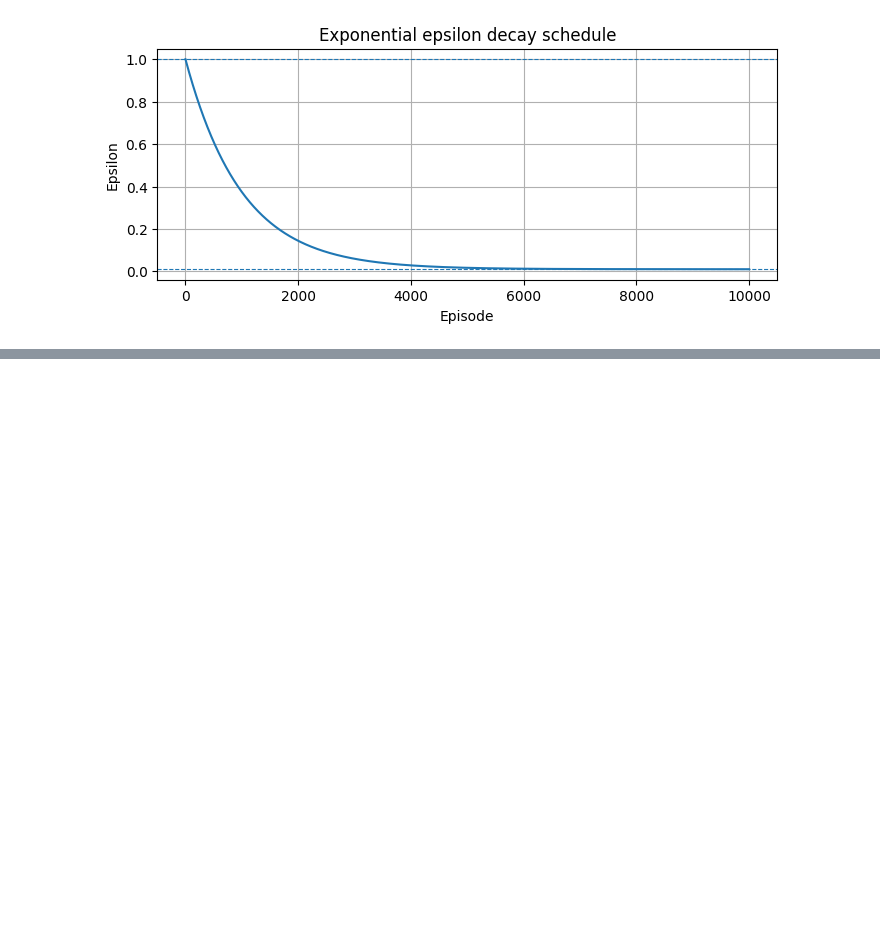
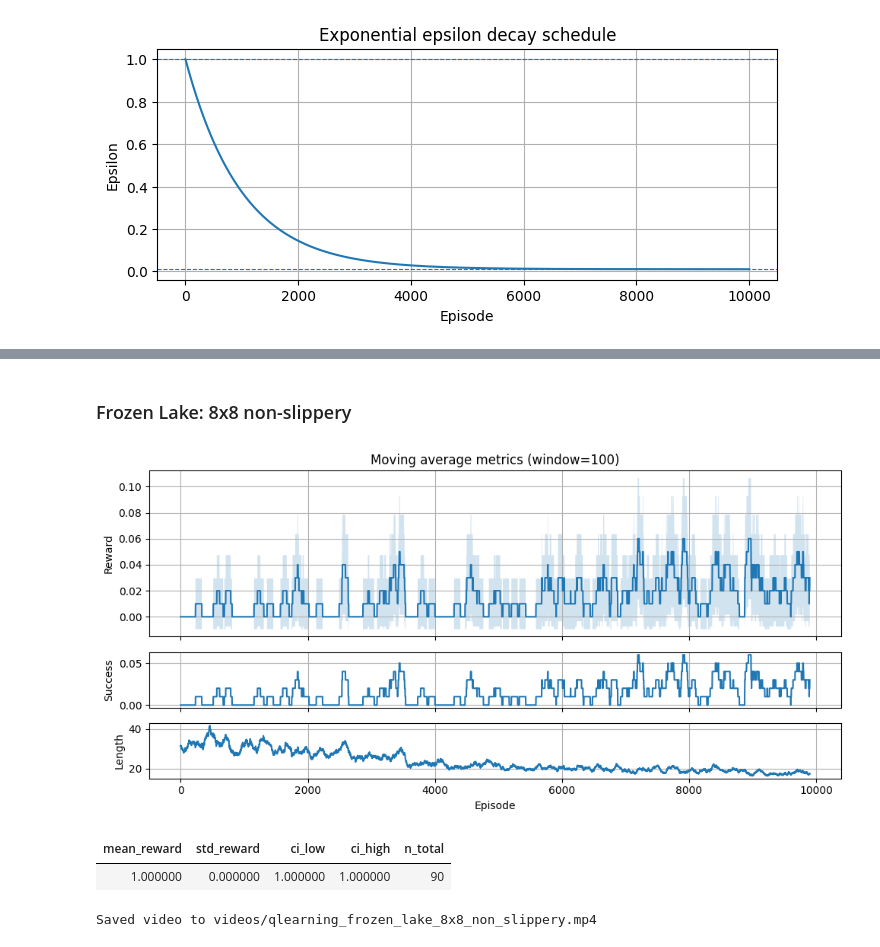
Before and after one commit to anton-dergunov/hugging-face-deep-rl, a Jupyter notebook: notebooks/02_frozen_lake_q_learning.ipynb, the cells around one changed output, grey strips where cells are left out. Drawn from its saved outputs; the diff is of its cells as text; code cells hidden in the pictures; blank space fills up the shorter version.

```diff
--- a/notebooks/02_frozen_lake_q_learning.ipynb
+++ b/notebooks/02_frozen_lake_q_learning.ipynb
@@ -293,0 +333,26 @@ Video(VIDEO_PATH, embed=True)
+# %% [markdown]
+### Frozen Lake: 8x8 non-slippery
+# %%
+run_experiment(
+    exp_id="frozen_lake_8x8_non_slippery",
+    env_id="FrozenLake-v1",
+    env_kwargs={
+        "map_name": "8x8",
+        "is_slippery": False,
+    },
+    learning_kwards={
+        "n_episodes": 10_000,
+        "eps_start": 1.0,
+        "eps_end": 0.5,
+        "eps_decay": 0.0001,
+        "max_steps": 200,
+        "lr": 0.7,
+        "gamma": 0.95,
+    },
+    success_fn=lambda reward, terminated, truncated, info: reward > 0,
+)
+# %% [output]
+[figure, added]
+| mean_reward | std_reward | ci_low | ci_high | n_total |
+| 1.000000 | 0.000000 | 1.000000 | 1.000000 | 90 |
+Saved video to videos/qlearning_frozen_lake_8x8_non_slippery.mp4
```
Also changed, not shown: parts of 28 cells of this notebook.
